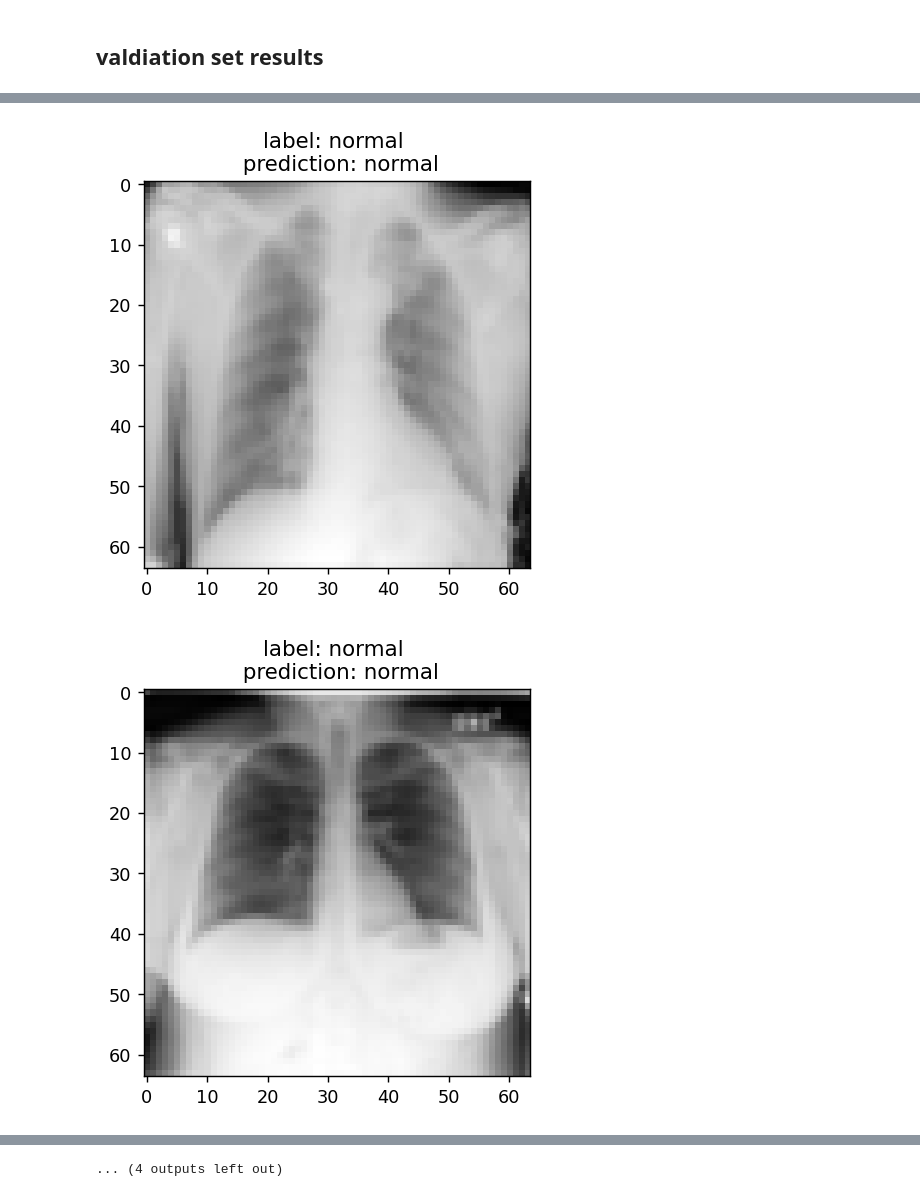
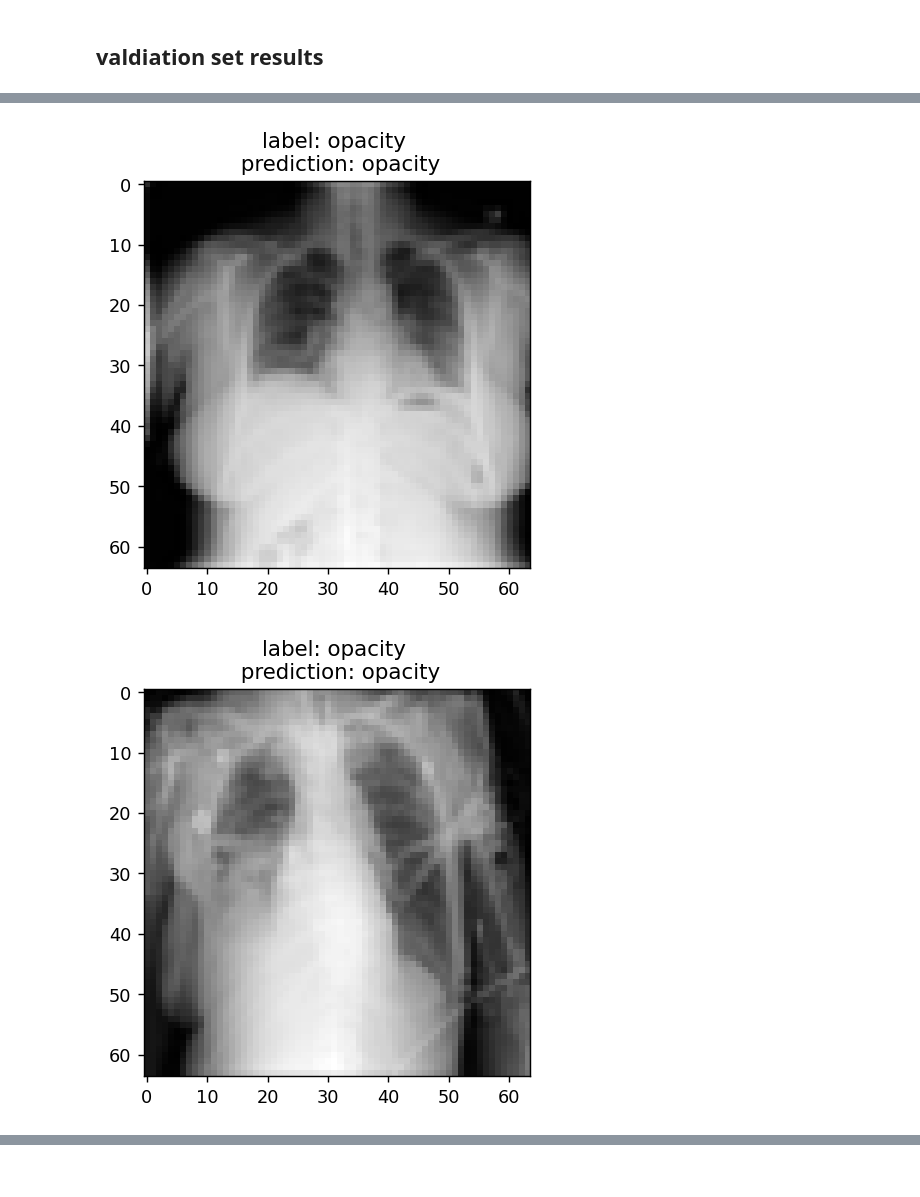
Before and after one commit to hufsaim/T10402201, a Jupyter notebook: ch06/lenet_image_classification.ipynb, the cells around one changed output, grey strips where cells are left out. Saved outputs shown, nothing was run; the diff lists cells and outputs as text; code cells hidden in the pictures.

```diff
--- a/ch06/lenet_image_classification.ipynb
+++ b/ch06/lenet_image_classification.ipynb
@@ -36,7 +36,7 @@ validset = torchvision.datasets.ImageFolder(root = path_valid,transform=transfor
                                                                                           transforms.Resize((64,64)),
                                                                                           transforms.ToTensor()]))
 train_iter = torch.utils.data.DataLoader(trainset,batch_size=batch_size,shuffle=True)
-valid_iter = torch.utils.data.DataLoader(validset,batch_size=batch_size,shuffle=False)
+valid_iter = torch.utils.data.DataLoader(validset,batch_size=batch_size,shuffle=True)
 # %%
 tgtnames = trainset.classes
 tgtnames
@@ -191,7 +204,7 @@ for X,y in valid_iter:
   X=X.to(device)
   y_hat = net(X)
   y_hat = y_hat.argmax(dim=1)
-  for n in range(8):
+  for n in range(4):
     plt.figure(dpi=128)
     plt.imshow(X[n].cpu().squeeze(),cmap='gray')
     plt.title('label: %s \n prediction: %s'%(tgtnames[y[n]],tgtnames[y_hat[n]]))
@@ -204,2 +217,2 @@ for X,y in valid_iter:
-[figure, old version]
+[figure, new version]
-[figure, old version]
+[figure, new version]
@@ -214 +222,0 @@ for X,y in valid_iter:
-... (4 outputs left out)
```
Also changed, not shown: parts of 5 cells of this notebook.
